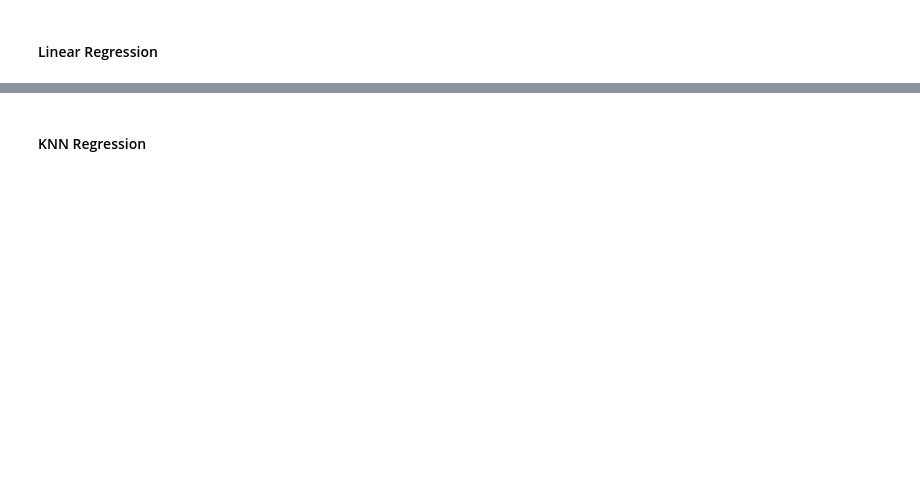
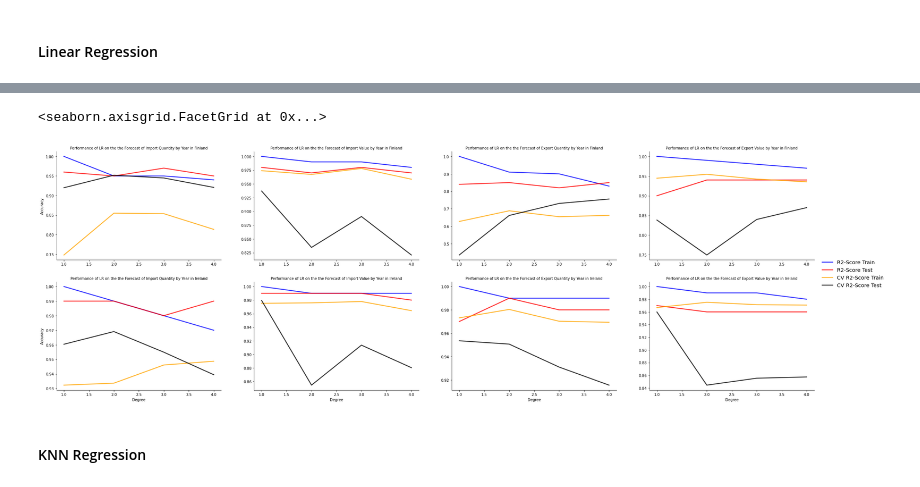
Before and after one commit to CCT-MastersDA/cct-ca2, a Jupyter notebook: jupyter/ML.ipynb, the cells around one changed output, grey strips where cells are left out. Cells and saved outputs as stored; diff of their text form; code cells hidden in the pictures; blank space fills up the shorter version.

```diff
--- a/jupyter/ML.ipynb
+++ b/jupyter/ML.ipynb
@@ -735,3 +790,26 @@ plt.legend()
+# %%
+# create the grid to display the import and export data
+perf_grid = sns.FacetGrid(res_df, row='Area', col='Element',
+                          height=5, aspect=1.5, sharey=False, sharex=False)
+
+# map the above form facetgrid with some attributes
+perf_grid.map(sns.lineplot, 'Degree', 'Train_R2', alpha=.8, linewidth=2.5, color='blue', label='R2-Score Train')
+perf_grid.map(sns.lineplot, 'Degree', 'Test_R2', alpha=.8, linewidth=2.5, color='red', label='R2-Score Test')
+perf_grid.map(sns.lineplot, 'Degree', 'CV_Train', alpha=.8, linewidth=2.5, color='orange', label='CV R2-Score Train')
+perf_grid.map(sns.lineplot, 'Degree', 'CV_Test', alpha=.8, linewidth=2.5, color='black', label='CV R2-Score Test')
+perf_grid.add_legend(fontsize='x-large')
+
+# adjusting space between graphs
+perf_grid.fig.subplots_adjust(wspace=.2, hspace=.2)
+
+# setting labels and titles
+perf_grid.set_xlabels('Degree')
+perf_grid.set_ylabels('Accuracy')
+
+perf_grid.set_titles('Performance of LR on the the Forecast of {col_name} by Year in {row_name}')
+# %% [output]
+<seaborn.axisgrid.FacetGrid at 0x...>
+[figure, added]
 # %% [markdown]
 #### KNN Regression
 # %%
```
Also changed, not shown: parts of 6 cells of this notebook, 2 other files.
